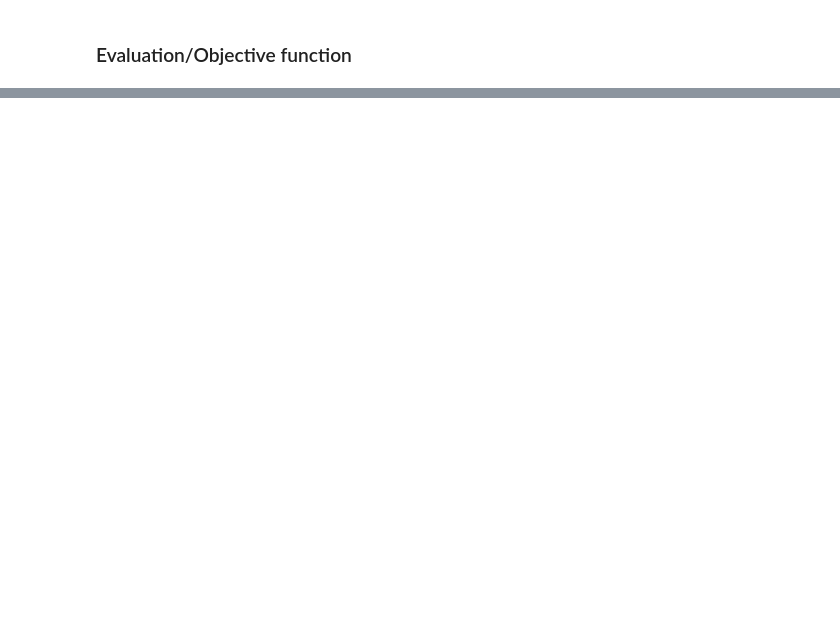
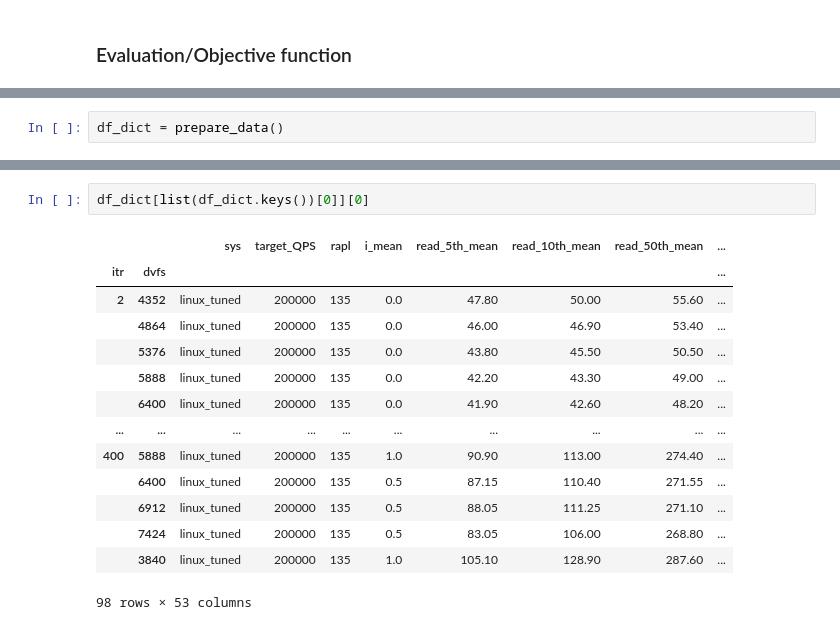
Before and after one commit to awadyn/nic-tuning-experiments, a Jupyter notebook: bayesopt/Memcached with Ax - Loop API (Simplest).ipynb, the cells around one changed output, grey strips where cells are left out. Drawn from its saved outputs; the diff is of its cells as text; blank space fills up the shorter version.

```diff
--- a/bayesopt/Memcached with Ax - Loop API (Simplest).ipynb
+++ b/bayesopt/Memcached with Ax - Loop API (Simplest).ipynb
@@ -157,0 +138,2 @@ search_space = [
+# %%
+df_dict = prepare_data()
@@ -157,0 +150,17 @@ search_space = [
+# %%
+df_dict[list(df_dict.keys())[0]][0]
+# %% [output]
+|  |  | sys | target_QPS | rapl | i_mean | read_5th_mean | read_10th_mean | read_50th_mean | ... |
+| itr | dvfs |  |  |  |  |  |  |  | ... |
+| 2 | 4352 | linux_tuned | 200000 | 135 | 0.0 | 47.80 | 50.00 | 55.60 | ... |
+|  | 4864 | linux_tuned | 200000 | 135 | 0.0 | 46.00 | 46.90 | 53.40 | ... |
+|  | 5376 | linux_tuned | 200000 | 135 | 0.0 | 43.80 | 45.50 | 50.50 | ... |
+|  | 5888 | linux_tuned | 200000 | 135 | 0.0 | 42.20 | 43.30 | 49.00 | ... |
+|  | 6400 | linux_tuned | 200000 | 135 | 0.0 | 41.90 | 42.60 | 48.20 | ... |
+| ... | ... | ... | ... | ... | ... | ... | ... | ... | ... |
+| 400 | 5888 | linux_tuned | 200000 | 135 | 1.0 | 90.90 | 113.00 | 274.40 | ... |
+|  | 6400 | linux_tuned | 200000 | 135 | 0.5 | 87.15 | 110.40 | 271.55 | ... |
+|  | 6912 | linux_tuned | 200000 | 135 | 0.5 | 88.05 | 111.25 | 271.10 | ... |
+|  | 7424 | linux_tuned | 200000 | 135 | 0.5 | 83.05 | 106.00 | 268.80 | ... |
+|  | 3840 | linux_tuned | 200000 | 135 | 1.0 | 105.10 | 128.90 | 287.60 | ... |
+98 rows × 53 columns
```
Also changed, not shown: parts of 12 cells of this notebook.
